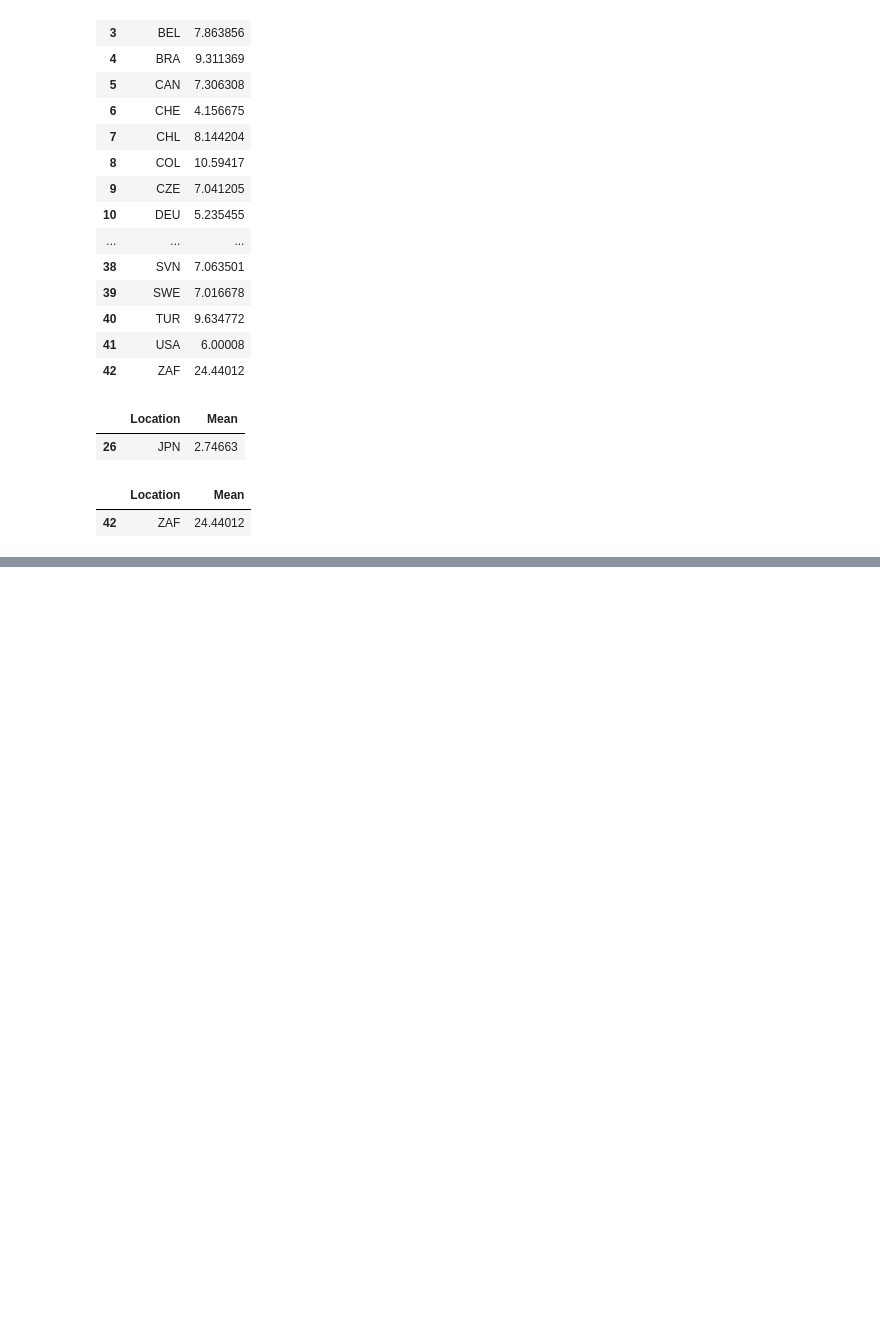
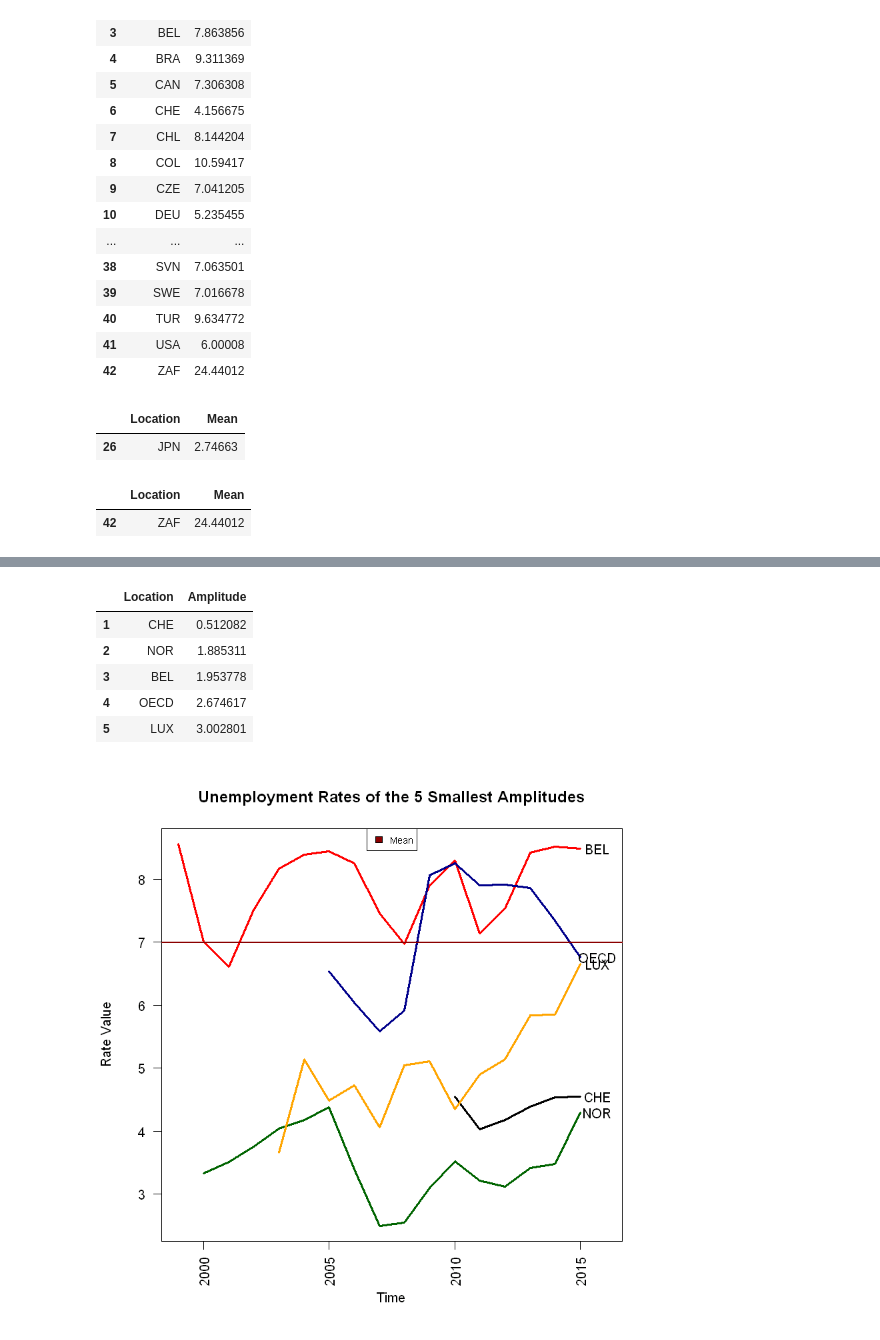
Before and after one commit to ninofabrizio/Intro_Data_Science, a Jupyter notebook: R/A2 - Segundo Exercicio para a G1.ipynb, the cells around one changed output, grey strips where cells are left out. Cells and saved outputs as stored; diff of their text form; code cells hidden in the pictures; blank space fills up the shorter version.

```diff
--- a/R/A2 - Segundo Exercicio para a G1.ipynb
+++ b/R/A2 - Segundo Exercicio para a G1.ipynb
@@ -471,0 +666,66 @@ maiorMedia
+# %%
+# Obs.: Aqui volto a usar o data frame contendo apenas anos puros
+# Começo pegando os 5 locais de menor amplitude calculada anteriormente
+temp <- taxaIncomp[with(taxaIncomp, order(Amplitude)), ]
+cincoMenores <- temp[1:5, ]
+rownames(cincoMenores) <- seq(length=nrow(cincoMenores))
+cincoMenores
+
+tempLocal <- cincoMenores$Location
+
+# Pego o resto dos dados do meu data frame
+# Obs.: Usei o data frame contendo tempo puramente anual (sem quadrimestres e etc.) pois considerava NA dados não numéricos
+ddCinco <- subset(ddAnos, ddAnos$Location == tempLocal[1])
+
+for(i in 2:5) {
+    ddCinco <- rbind(ddCinco, subset(ddAnos, ddAnos$Location == tempLocal[i]))
+}
+
+# Calculo menor e maior taxa para limitar um dos meus eixos
+taxaMin <- min(ddCinco$Value)
+taxaMax <- max(ddCinco$Value)
+anoMin <- min(ddCinco$Time)
+anoMax <- max(ddCinco$Time)
+
+# Inicializa o gráfico
+plot(ddCinco$Time, ddCinco$Value, main = "Unemployment Rates of the 5 Smallest Amplitudes", las = 2,
+     type = "n", xlab = "Time", ylab = "Rate Value", xlim= c(anoMin, anoMax + 1), ylim = c(taxaMin, taxaMax))
+
+# Definindo cores de destaque para cada país/região
+cores <- c("black", "darkgreen", "red", "darkblue", "orange")
+
+# Uso uma variável de auxílio para índice dos vetores de cor, posições x e y (estes são para os nomes a colocar no plot)
+# e nome do local
+i <- 1
+posX <- vector("numeric", length = 5)
+posY <- vector("numeric", length = 5)
+nomes <- vector("character", length = 5)
+
+# Plotando linha de cada país/região
+for (location in cincoMenores$Location) {
+    plotData <- ddCinco[ddCinco$Location == location, ]
+    lines(plotData$Time, plotData$Value, col = cores[i], lwd = 3)
+
+    # Calculando posição de cada nome a colocar no final da respectiva linha
+    anoMax <- max(plotData$Time)
+    temp <- subset(plotData, plotData$Time == anoMax)
+    posX[i] = anoMax + 0.7
+    posY[i] = temp$Value
+    nomes[i] = location
+    i <- i + 1
+}
+
+# Colocando os nomes à direita de sua respectiva linha
+text(posX, posY, labels = nomes)
+
+# Plotando a linha da média de todos os dados coletados no data frame que usei
+abline(h = media, col = "darkred", lwd = 2, lty = 1)
+legend("top", legend = "Mean", fill = "darkred", border = "black", cex = 0.7)
+# %% [output]
+|  | Location | Amplitude |
+| 1 | CHE | 0.512082 |
+| 2 | NOR | 1.885311 |
+| 3 | BEL | 1.953778 |
+| 4 | OECD | 2.674617 |
+| 5 | LUX | 3.002801 |
+[figure, added]
```
Also changed, not shown: parts of 18 cells of this notebook.
